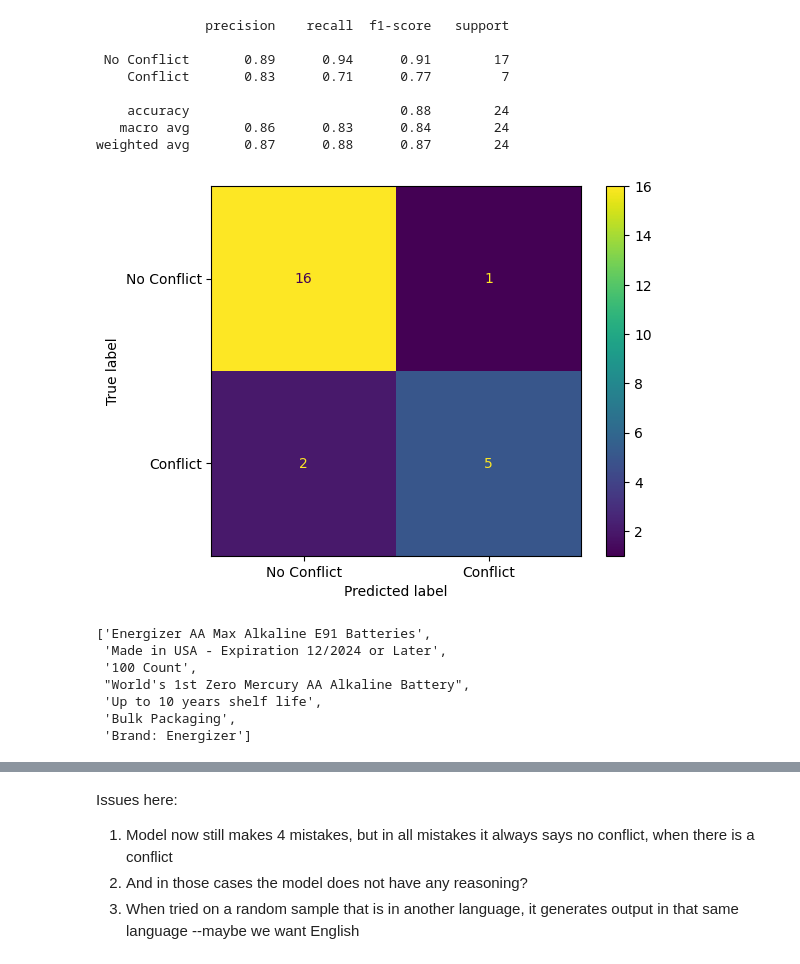
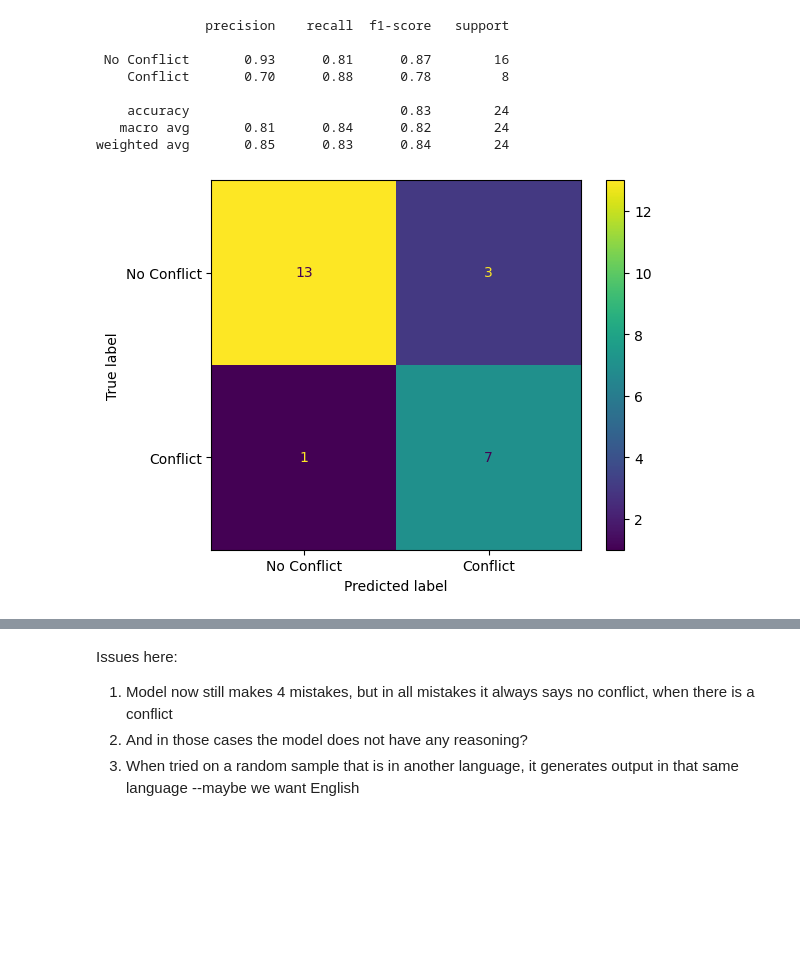
Before and after one commit to eashanchawla/ESCI-data-verficaition, a Jupyter notebook: notebooks/02_prompt_testing.ipynb, the cells around one changed output, grey strips where cells are left out. Saved outputs shown, nothing was run; the diff lists cells and outputs as text; code cells hidden in the pictures; blank space fills up the shorter version.

```diff
--- a/notebooks/02_prompt_testing.ipynb
+++ b/notebooks/02_prompt_testing.ipynb
@@ -124,38 +162,27 @@ Our schema MyResponse forces the LLM to output strict JSON:
-# %%
-if Path('../data/processed/qwen_labels_v0.csv').exists():
-    v0_qwen_labels = pd.read_csv('../data/processed/qwen_labels_v0.csv')
-    v0_random_sample_labels_qwen = pd.read_csv('../data/processed/qwen_random_labels_v0.csv')
-else:
-    qwen_v0 = ModelEvaluator(
-        model_name='ollama/qwen2:7b', temperature=0, response_schema=MyResponseReordered,
-        system_prompt=EVALUATION_PROMPT_V2, num_retries=2, timeout=300)
-    v0_qwen_labels = run_experiment(subset, qwen_v0, 'qwen_labels_v0')
-    v0_random_sample_labels_qwen = run_experiment(random_sample_df, qwen_v0, 'qwen_random_labels_v0')
-
-merged_data_qwen = pd.merge(
-    v0_qwen_labels,
-    manual_labels.loc[:, ['example_id', 'human_label', 'human_notes', 'Conflict_Found_GT']],
-    how='inner', on='example_id'
-)
-score_against_human(merged_data_qwen)
-# %% [output]
-              precision    recall  f1-score   support
-
- No Conflict       0.89      0.94      0.91        17
-    Conflict       0.83      0.71      0.77         7
-
-    accuracy                           0.88        24
-   macro avg       0.86      0.83      0.84        24
-weighted avg       0.87      0.88      0.87        24
-[figure, removed]
-# %%
-v0_qwen_labels[v0_qwen_labels.example_id==142661].product_features.iloc[0]
-# %% [output]
-['Energizer AA Max Alkaline E91 Batteries',
- 'Made in USA - Expiration 12/2024 or Later',
- '100 Count',
- "World's 1st Zero Mercury AA Alkaline Battery",
- 'Up to 10 years shelf life',
- 'Bulk Packaging',
- 'Brand: Energizer']
+# %%
+if Path('../data/processed/gemma_labels_v1.csv').exists():
+    v1_labels = pd.read_csv('../data/processed/gemma_labels_v1.csv')
+    v1_random_sample_labels = pd.read_csv('../data/processed/gemma_random_labels_v1.csv')
+else:
+    gemma_v1 = ModelEvaluator(temperature=0, response_schema=MyResponseV2,
+        system_prompt=EVALUATION_PROMPT_V2, num_retries=3)
+    v1_labels = run_experiment(subset, gemma_v1, 'gemma_labels_v1')
+    v1_random_sample_labels = run_experiment(random_sample_df, gemma_v1, 'gemma_random_labels_v1')
+
+merged_data_v1 = pd.merge(
+    v1_labels,
+    manual_labels.loc[:, ['example_id', 'human_label', 'human_notes', 'Conflict_Found_GT']],
+    how='inner', on='example_id'
+)
+score_against_human(merged_data_v1)
+# %% [output]
+              precision    recall  f1-score   support
+
+ No Conflict       0.93      0.81      0.87        16
+    Conflict       0.70      0.88      0.78         8
+
+    accuracy                           0.83        24
+   macro avg       0.81      0.84      0.82        24
+weighted avg       0.85      0.83      0.84        24
+[figure, added]
 # %%
```
Also changed, not shown: parts of 29 cells of this notebook, 4 other files.
